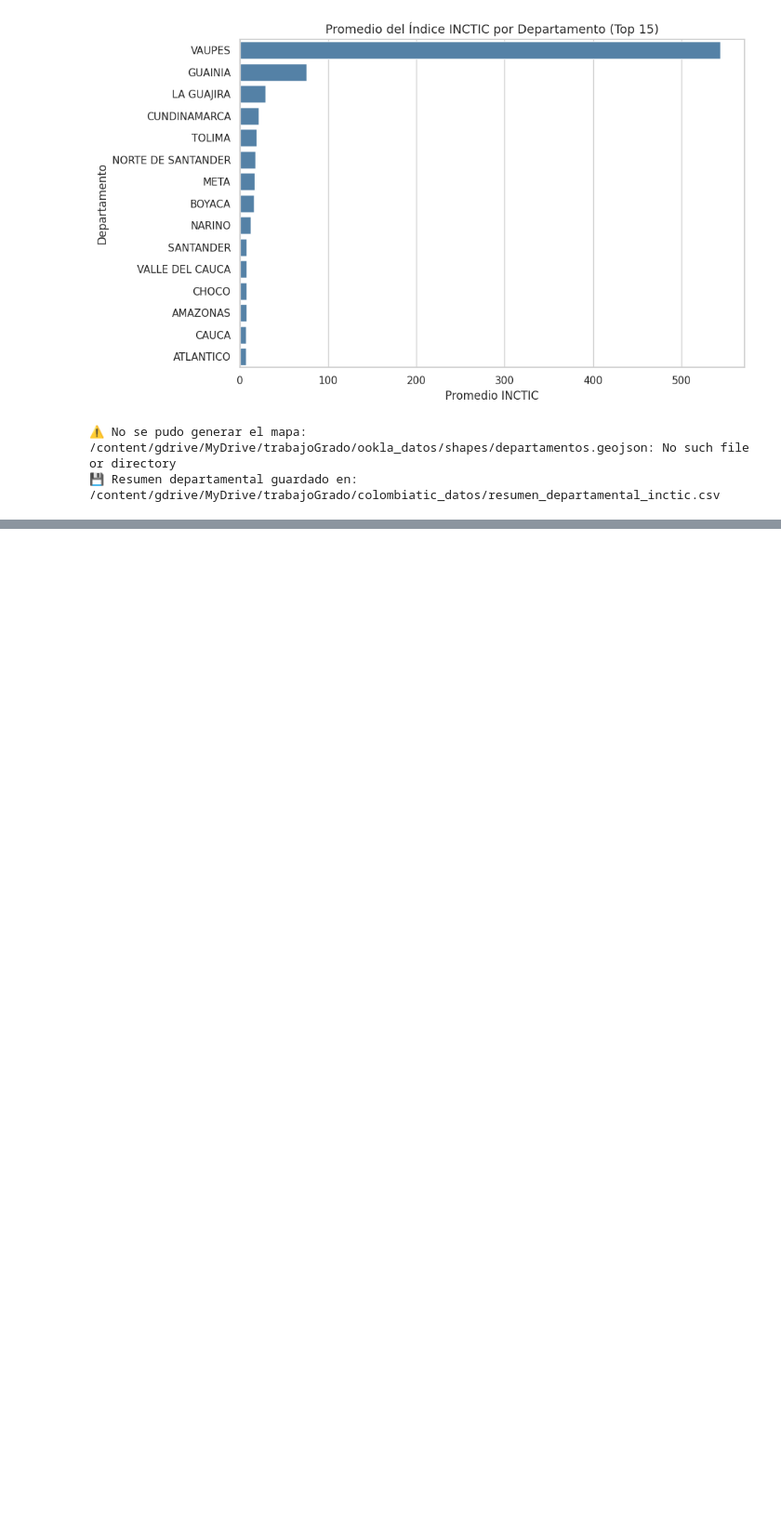
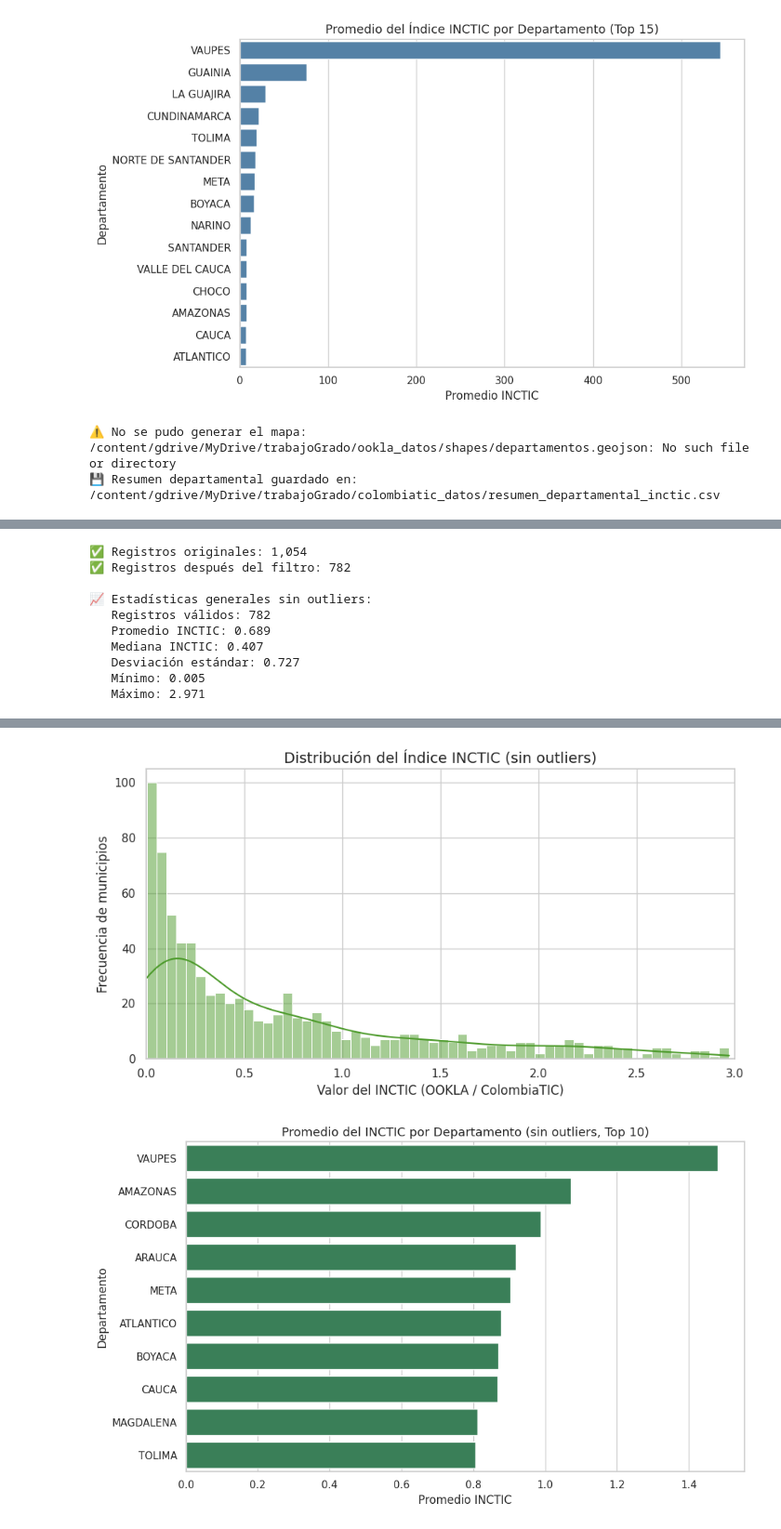
Before and after one commit to josvaldes/trabajoGradoMCD, a Jupyter notebook: 03_cruce_ookla_colombiatic.ipynb, the cells around one changed output, grey strips where cells are left out. Shown at 93% size. Cells and saved outputs as stored; diff of their text form; code cells hidden in the pictures; blank space fills up the shorter version.

Commit message:
Se complementan otros apartados del análisis, capitulo 4

```diff
--- a/03_cruce_ookla_colombiatic.ipynb
+++ b/03_cruce_ookla_colombiatic.ipynb
@@ -460,0 +463,78 @@ print(f"💾 Resumen departamental guardado en: {ruta_resumen}")
+# %%
+# ============================================================
+# 📊 Análisis departamental sin outliers (INCTIC ≤ 3)
+# ============================================================
+import pandas as pd
+import seaborn as sns
+import matplotlib.pyplot as plt
+
+# --- Cargar resultados ---
+ruta_inctic = "/content/gdrive/MyDrive/trabajoGrado/colombiatic_datos/resultado_inctic.csv"
+df = pd.read_csv(ruta_inctic)
+
+# --- Filtrar outliers ---
+df_filtrado = df[df["INCTIC"] <= 3].copy()
+print(f"✅ Registros originales: {len(df):,}")
+print(f"✅ Registros después del filtro: {len(df_filtrado):,}")
+
+# --- Estadísticas generales ---
+estadisticas = {
+    "Registros válidos": len(df_filtrado),
+    "Promedio INCTIC": round(df_filtrado["INCTIC"].mean(), 3),
+    "Mediana INCTIC": round(df_filtrado["INCTIC"].median(), 3),
+    "Desviación estándar": round(df_filtrado["INCTIC"].std(), 3),
+    "Mínimo": round(df_filtrado["INCTIC"].min(), 3),
+    "Máximo": round(df_filtrado["INCTIC"].max(), 3),
+}
+print("\n📈 Estadísticas generales sin outliers:")
+for k, v in estadisticas.items():
+    print(f"   {k}: {v}")
+
+# --- Promedios por departamento ---
+resumen_dep = (
+    df_filtrado.groupby("DEPARTAMENTO_N")["INCTIC"]
+    .agg(["mean", "median", "count"])
+    .rename(columns={"mean": "Promedio", "median": "Mediana", "count": "Municipios"})
+    .round(3)
+    .sort_values("Promedio", ascending=False)
+)
+display(resumen_dep.head(15))
+
+# --- Gráfico: Distribución general ---
+sns.set(style="whitegrid", palette="crest", font_scale=1.0)
+plt.figure(figsize=(9,5))
+sns.histplot(df_filtrado["INCTIC"], bins=60, kde=True, color="#4C9A2A")
+plt.title("Distribución del Índice INCTIC (sin outliers)", fontsize=14)
+plt.xlabel("Valor del INCTIC (OOKLA / ColombiaTIC)")
+plt.ylabel("Frecuencia de municipios")
+plt.xlim(0, 3)
+plt.tight_layout()
+plt.show()
+
+# --- Gráfico: Promedio departamental (Top 10) ---
+plt.figure(figsize=(10,6))
+sns.barplot(
+    data=resumen_dep.reset_index().head(10),
+    x="Promedio", y="DEPARTAMENTO_N", color="#2E8B57"
+)
+plt.title("Promedio del INCTIC por Departamento (sin outliers, Top 10)", fontsize=13)
+plt.xlabel("Promedio INCTIC")
+plt.ylabel("Departamento")
+plt.tight_layout()
+plt.show()
+
+# --- Exportar resultados limpios ---
+ruta_salida = "/content/gdrive/MyDrive/trabajoGrado/colombiatic_datos/resumen_inctic_sin_outliers.csv"
+resumen_dep.to_csv(ruta_salida)
+print(f"💾 Resumen departamental limpio guardado en: {ruta_salida}")
+# %% [output]
+✅ Registros originales: 1,054
+✅ Registros después del filtro: 782
+
+📈 Estadísticas generales sin outliers:
+   Registros válidos: 782
+   Promedio INCTIC: 0.689
+   Mediana INCTIC: 0.407
+   Desviación estándar: 0.727
+   Mínimo: 0.005
+   Máximo: 2.971
@@ -460,0 +558,2 @@ print(f"💾 Resumen departamental guardado en: {ruta_resumen}")
+[figure, added]
+[figure, added]
```
Also changed, not shown: parts of 5 cells of this notebook.
